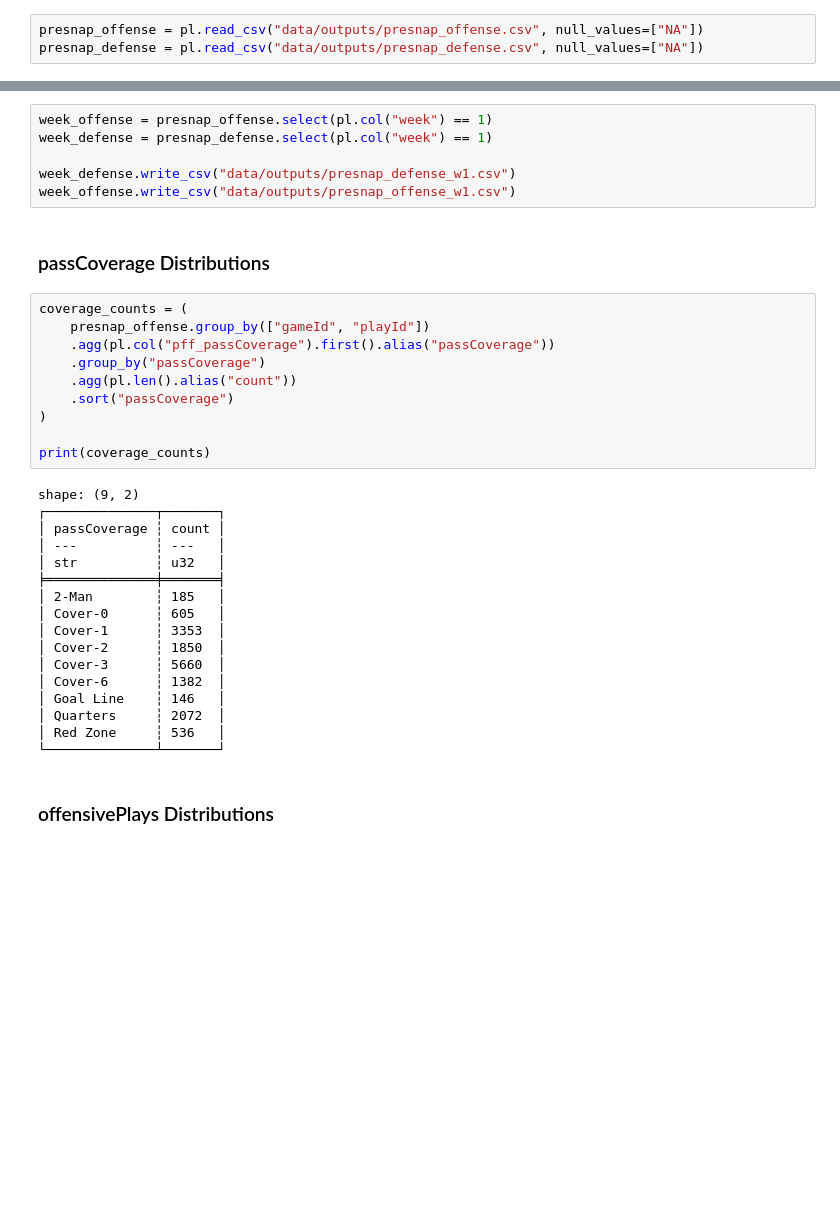
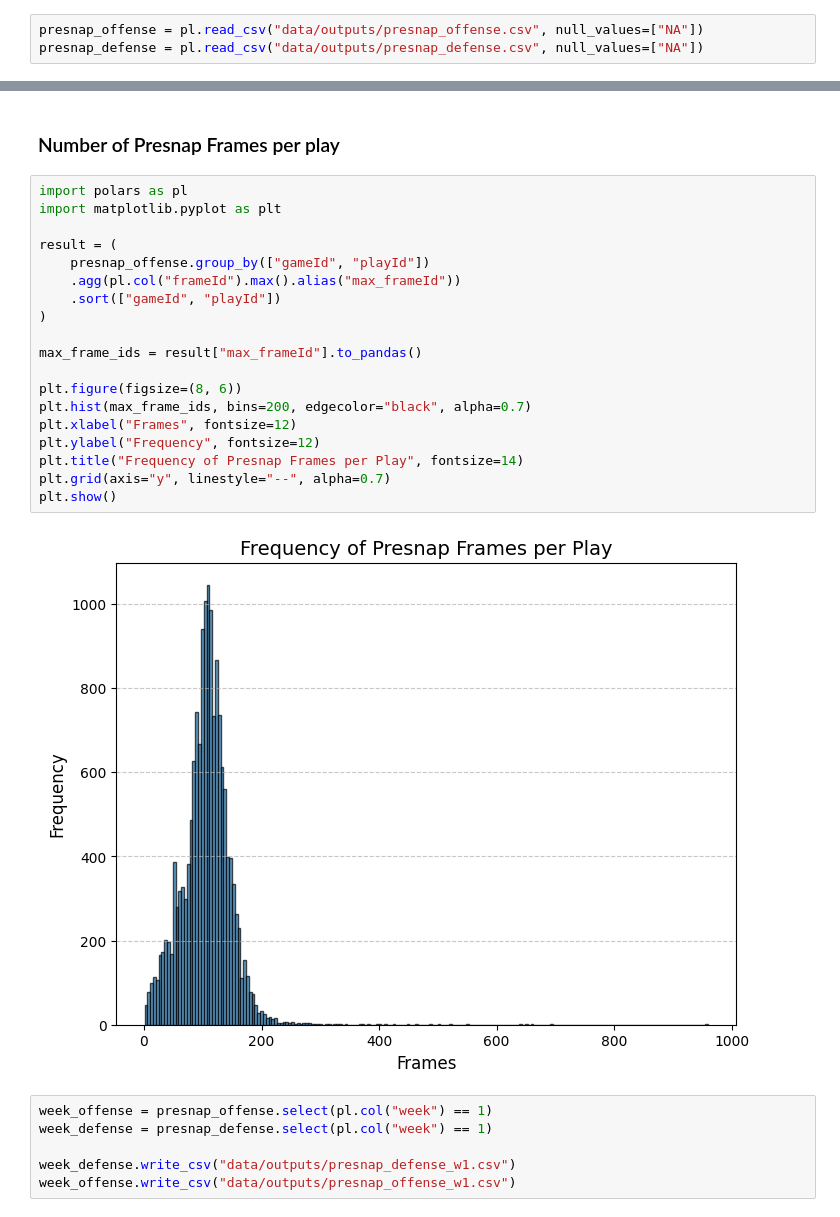
Before and after one commit to ZekeWeng/BigDataBowl2025, a Jupyter notebook: information.ipynb, the cells around one changed output, grey strips where cells are left out. Saved outputs shown, nothing was run; the diff lists cells and outputs as text; blank space fills up the shorter version.

Commit message:
Add presnap frame frequencies

```diff
--- a/information.ipynb
+++ b/information.ipynb
@@ -6,37 +63,29 @@ presnap_defense = pl.read_csv("data/outputs/presnap_defense.csv", null_values=["
+# %% [markdown]
+### Number of Presnap Frames per play
+# %%
+import polars as pl
+import matplotlib.pyplot as plt
+
+result = (
+    presnap_offense.group_by(["gameId", "playId"])
+    .agg(pl.col("frameId").max().alias("max_frameId"))
+    .sort(["gameId", "playId"])
+)
+
+max_frame_ids = result["max_frameId"].to_pandas()
+
+plt.figure(figsize=(8, 6))
+plt.hist(max_frame_ids, bins=200, edgecolor="black", alpha=0.7)
+plt.xlabel("Frames", fontsize=12)
+plt.ylabel("Frequency", fontsize=12)
+plt.title("Frequency of Presnap Frames per Play", fontsize=14)
+plt.grid(axis="y", linestyle="--", alpha=0.7)
+plt.show()
+# %% [output]
+[figure, added]
 # %%
 week_offense = presnap_offense.select(pl.col("week") == 1)
 week_defense = presnap_defense.select(pl.col("week") == 1)
 
 week_defense.write_csv("data/outputs/presnap_defense_w1.csv")
 week_offense.write_csv("data/outputs/presnap_offense_w1.csv")
-# %% [markdown]
-### passCoverage Distributions
-# %%
-coverage_counts = (
-    presnap_offense.group_by(["gameId", "playId"])
-    .agg(pl.col("pff_passCoverage").first().alias("passCoverage"))
-    .group_by("passCoverage")
-    .agg(pl.len().alias("count"))
-    .sort("passCoverage")
-)
-
-print(coverage_counts)
-# %% [output]
-shape: (9, 2)
-┌──────────────┬───────┐
-│ passCoverage ┆ count │
-│ ---          ┆ ---   │
-│ str          ┆ u32   │
-╞══════════════╪═══════╡
-│ 2-Man        ┆ 185   │
-│ Cover-0      ┆ 605   │
-│ Cover-1      ┆ 3353  │
-│ Cover-2      ┆ 1850  │
-│ Cover-3      ┆ 5660  │
-│ Cover-6      ┆ 1382  │
-│ Goal Line    ┆ 146   │
-│ Quarters     ┆ 2072  │
-│ Red Zone     ┆ 536   │
-└──────────────┴───────┘
-# %% [markdown]
-### offensivePlays Distributions
```
Also changed, not shown: parts of 5 cells of this notebook.
